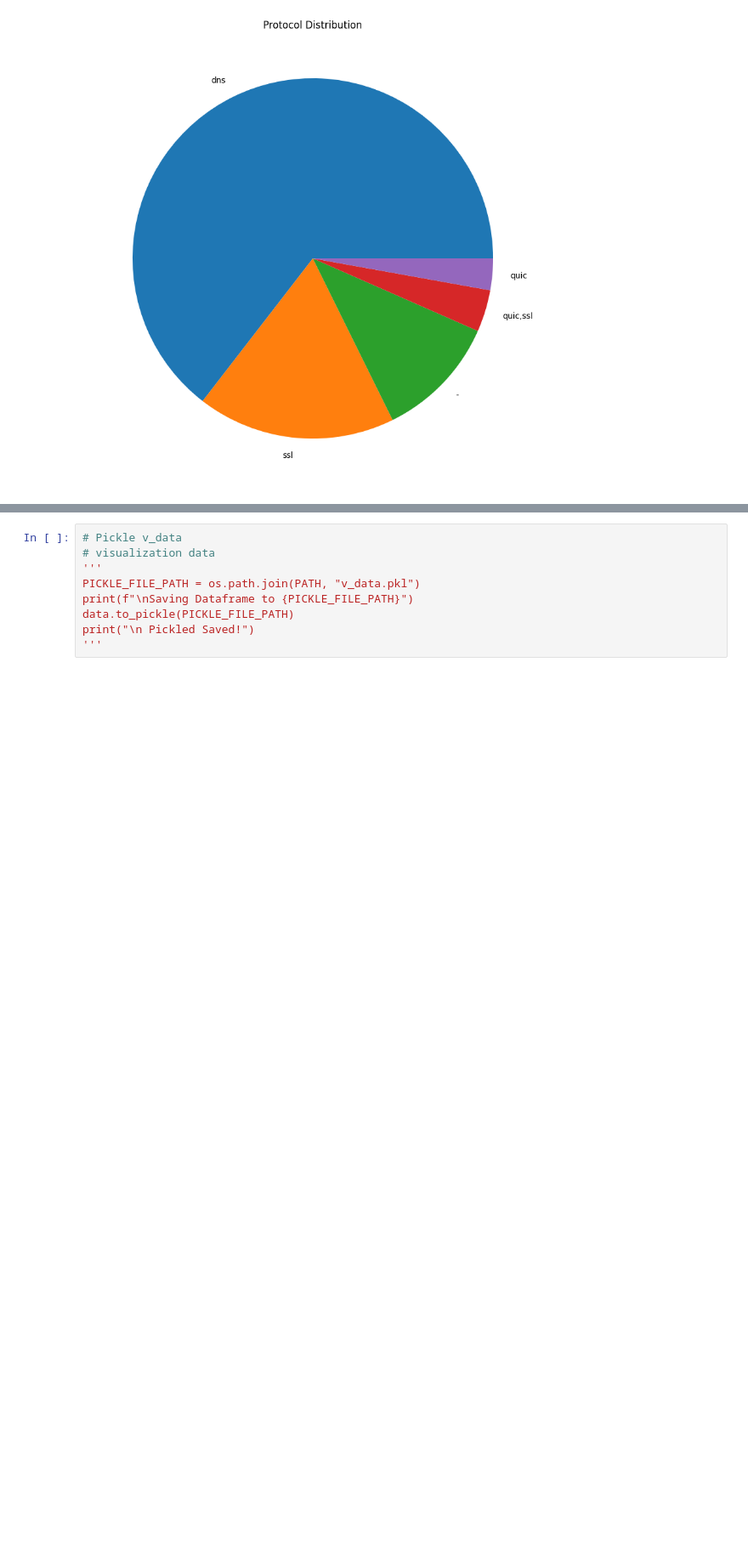
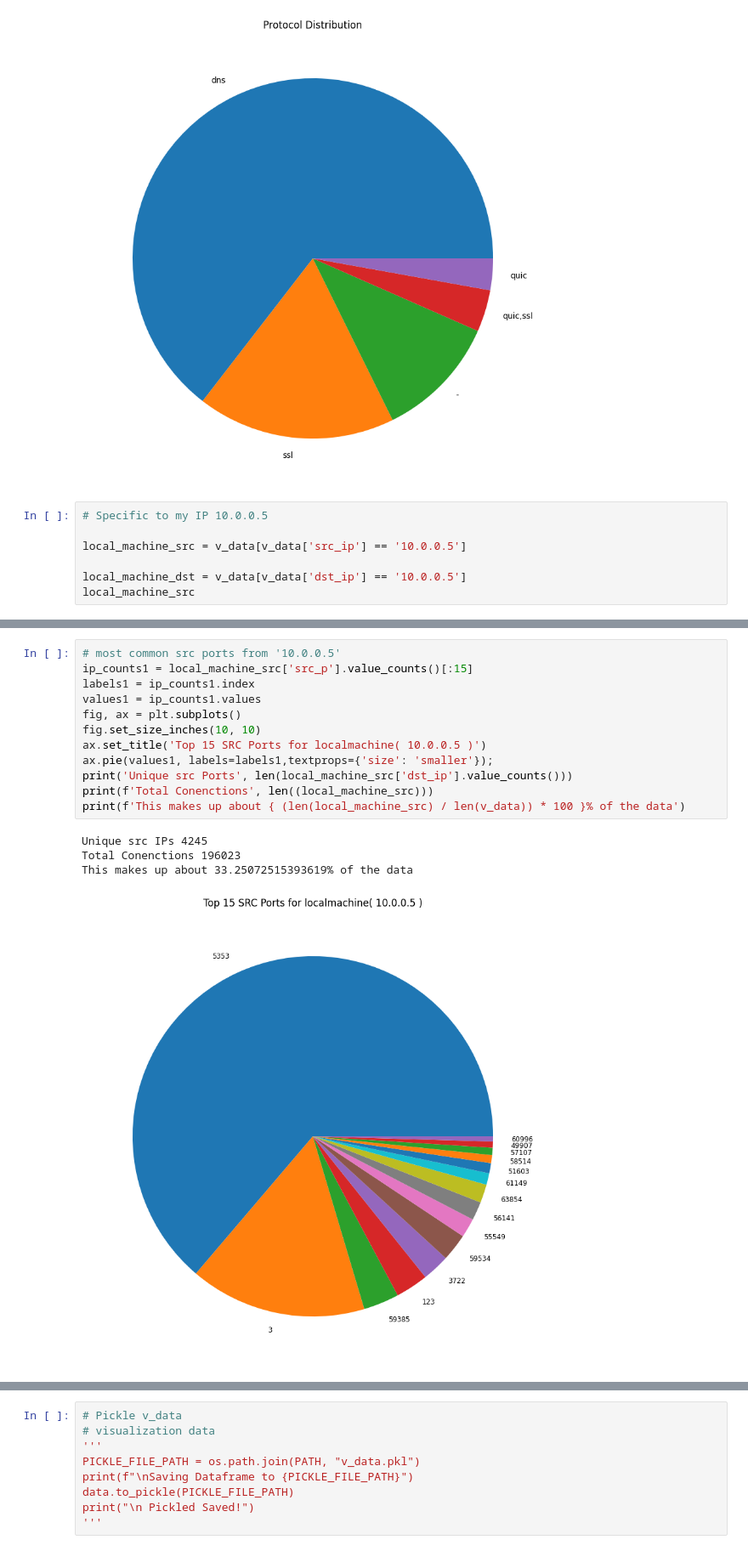
Before and after one commit to spinklerz/Projects, a Jupyter notebook: MachineLearning_and_AI/Network_Anomoly_Detection/Notebooks/02_Exploratory_Data_Analysis.ipynb, the cells around one changed output, grey strips where cells are left out. Shown at 85% size. Saved outputs shown, nothing was run; the diff lists cells and outputs as text; blank space fills up the shorter version.

Commit message:
Big updates to visualizations

```diff
--- a/MachineLearning_and_AI/Network_Anomoly_Detection/Notebooks/02_Exploratory_Data_Analysis.ipynb
+++ b/MachineLearning_and_AI/Network_Anomoly_Detection/Notebooks/02_Exploratory_Data_Analysis.ipynb
@@ -342,3 +335,10 @@ quic,ssl     21931
 quic         16527
 Name: count, dtype: int64
 [figure]
+# %%
+# Specific to my IP 10.0.0.5
+
+local_machine_src = v_data[v_data['src_ip'] == '10.0.0.5']
+
+local_machine_dst = v_data[v_data['dst_ip'] == '10.0.0.5']
+local_machine_src
@@ -344,0 +359,17 @@ Name: count, dtype: int64
+# %%
+# most common src ports from '10.0.0.5'
+ip_counts1 = local_machine_src['src_p'].value_counts()[:15]
+labels1 = ip_counts1.index
+values1 = ip_counts1.values
+fig, ax = plt.subplots()
+fig.set_size_inches(10, 10)
+ax.set_title('Top 15 SRC Ports for localmachine( 10.0.0.5 )')
+ax.pie(values1, labels=labels1,textprops={'size': 'smaller'});
+print('Unique src Ports', len(local_machine_src['dst_ip'].value_counts()))
+print(f'Total Conenctions', len((local_machine_src)))
+print(f'This makes up about { (len(local_machine_src) / len(v_data)) * 100 }% of the data')
+# %% [output]
+Unique src IPs 4245
+Total Conenctions 196023
+This makes up about 33.25072515393619% of the data
+[figure, added]
```
Also changed, not shown: parts of 15 cells of this notebook.
